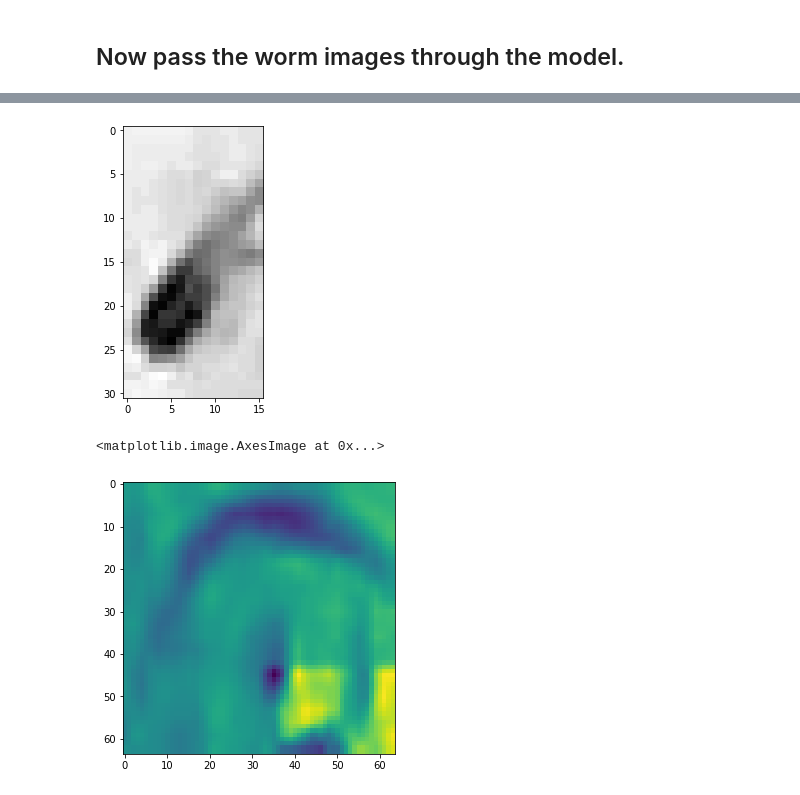
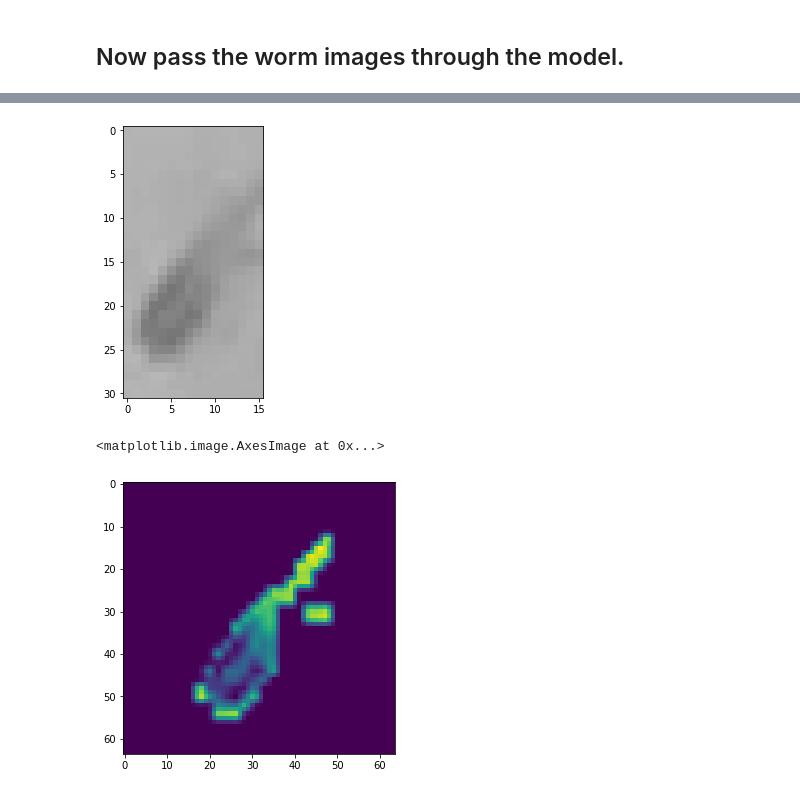
Before and after one commit to paolobif/TOD, a Jupyter notebook: dev_model.ipynb, the cells around one changed output, grey strips where cells are left out. Saved outputs shown, nothing was run; the diff lists cells and outputs as text; code cells hidden in the pictures.

Commit message:
not working.... messing around with new weights and model

```diff
--- a/dev_model.ipynb
+++ b/dev_model.ipynb
@@ -26,9 +29,12 @@ plt.rcParams["figure.figsize"] = (20,5)
 # %%
+# Set true if using the model trained on masked images.
+MASK_MODEL = True
+
 device = torch.device("cuda:0" if (torch.cuda.is_available() and ngpu > 0) else "cpu")
 print(device)
 
 model = WormClassifier()
-model.load_state_dict(torch.load("weights/best-model.pt", map_location=device))
+model.load_state_dict(torch.load("weights/best-model-mask.pt", map_location=device))
 # model.load_state_dict(torch.load("weights/best_model_mask.pt", map_location=device))
 # %% [output]
 cpu
@@ -267,10 +273,10 @@ Text(0.5, 1.0, 'Bounding Box State Over The Experiemnt')
 # %%
 plt.imshow(new_worms[4])
-test = pre_process_img(new_worms[8])
+test = pre_process_img(new_worms[4], mask_model=MASK_MODEL)
 # %% [output]
-[figure, old version]
+[figure, new version]
 # %%
 plt.imshow(test.squeeze(1).view(64,64,1))
 # %% [output]
 <matplotlib.image.AxesImage at 0x...>
-[figure, old version]
+[figure, new version]
```
Also changed, not shown: parts of 9 cells of this notebook, 5 other files.
